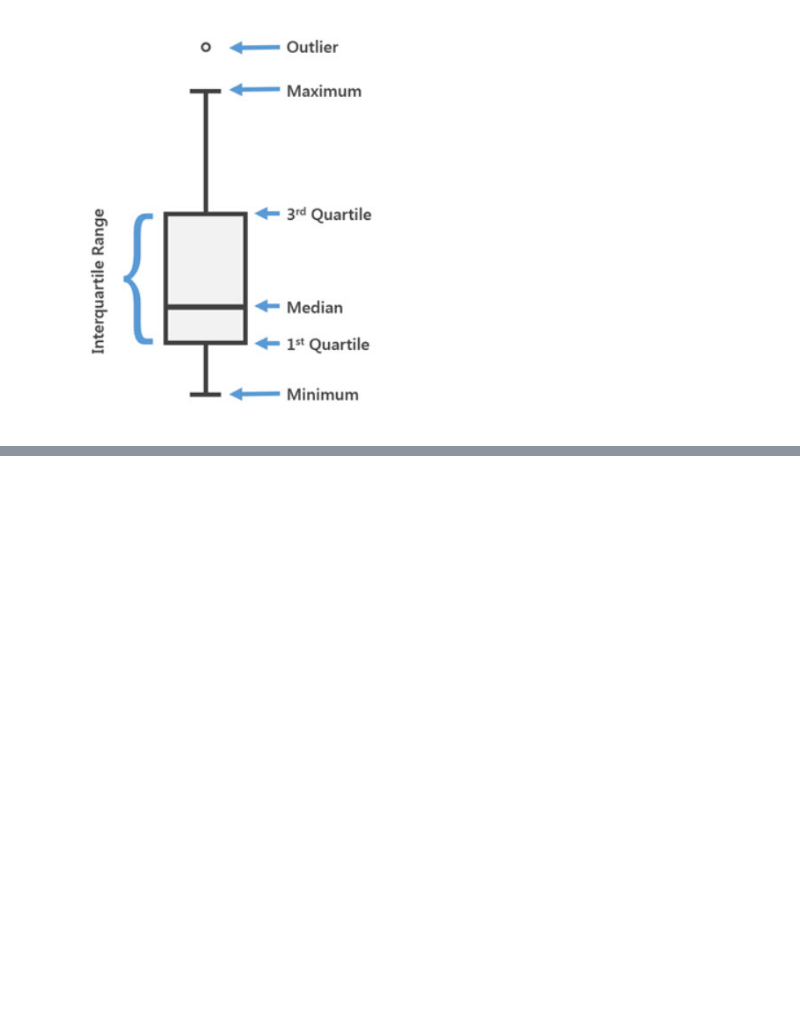
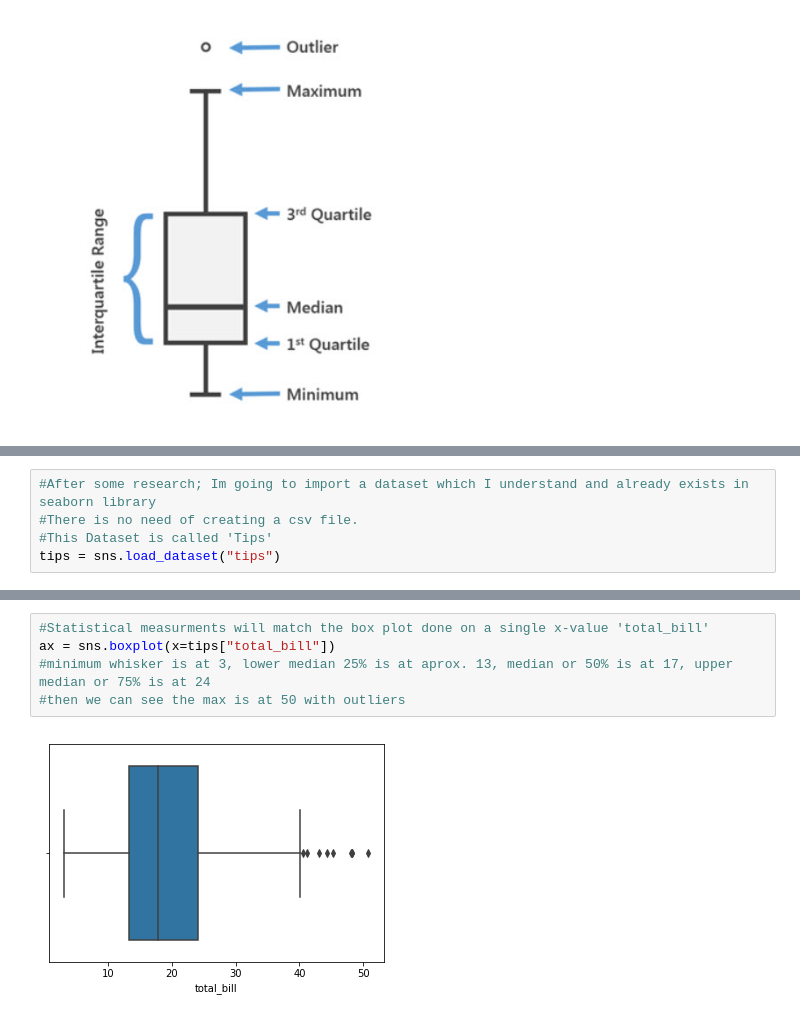
Before and after one commit to MartynaMisk/Boxplot, a Jupyter notebook: BoxplotsJupyter.ipynb, the cells around one changed output, grey strips where cells are left out. Saved outputs shown, nothing was run; the diff lists cells and outputs as text; blank space fills up the shorter version.

Commit message:
Dataset Tips

```diff
--- a/BoxplotsJupyter.ipynb
+++ b/BoxplotsJupyter.ipynb
@@ -72,0 +65,5 @@ https://www.inertia7.com/projects/3
+# %%
+#After some research; Im going to import a dataset which I understand and already exists in seaborn library
+#There is no need of creating a csv file.
+#This Dataset is called 'Tips'
+tips = sns.load_dataset("tips")
@@ -72,0 +121,7 @@ https://www.inertia7.com/projects/3
+# %%
+#Statistical measurments will match the box plot done on a single x-value 'total_bill'
+ax = sns.boxplot(x=tips["total_bill"])
+#minimum whisker is at 3, lower median 25% is at aprox. 13, median or 50% is at 17, upper median or 75% is at 24
+#then we can see the max is at 50 with outliers
+# %% [output]
+[figure, added]
```
Also changed, not shown: parts of 29 cells of this notebook.
